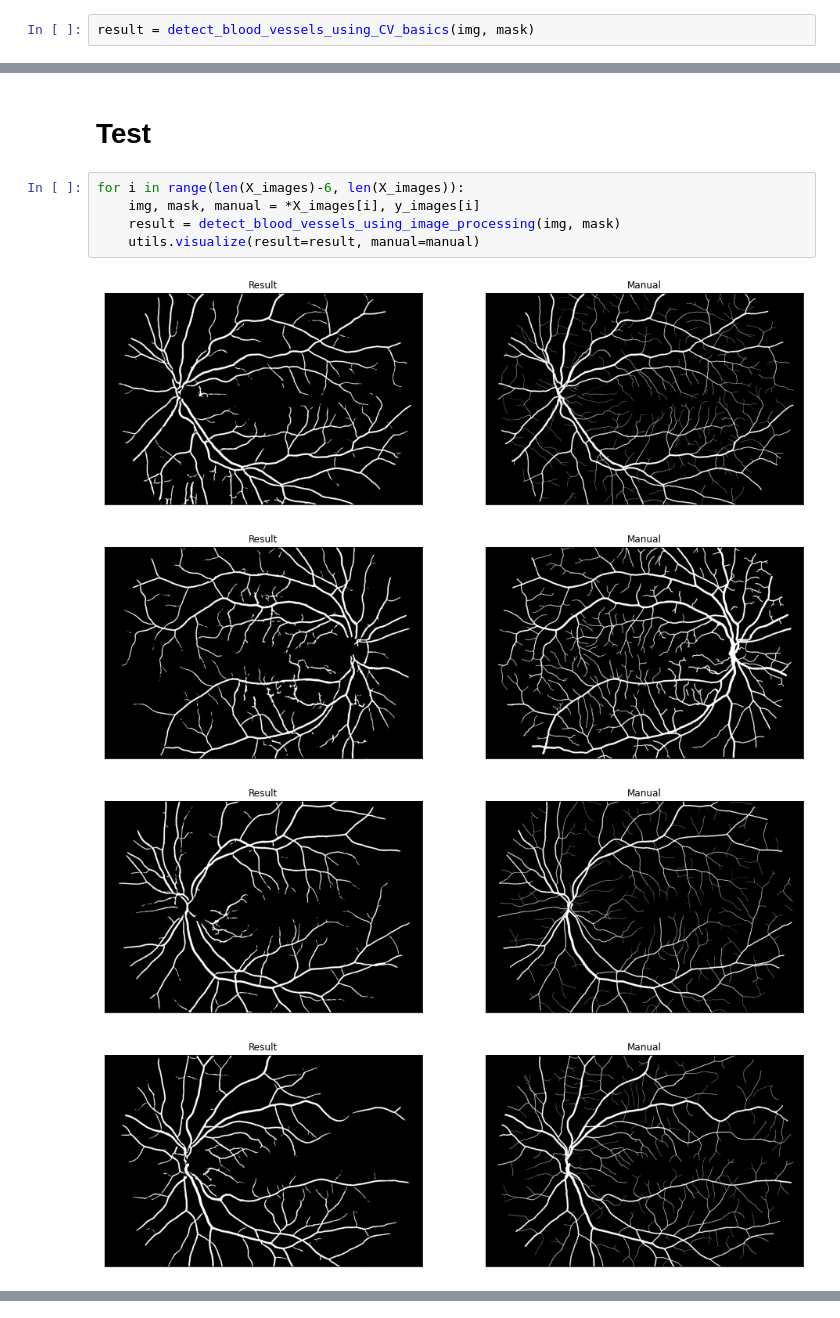
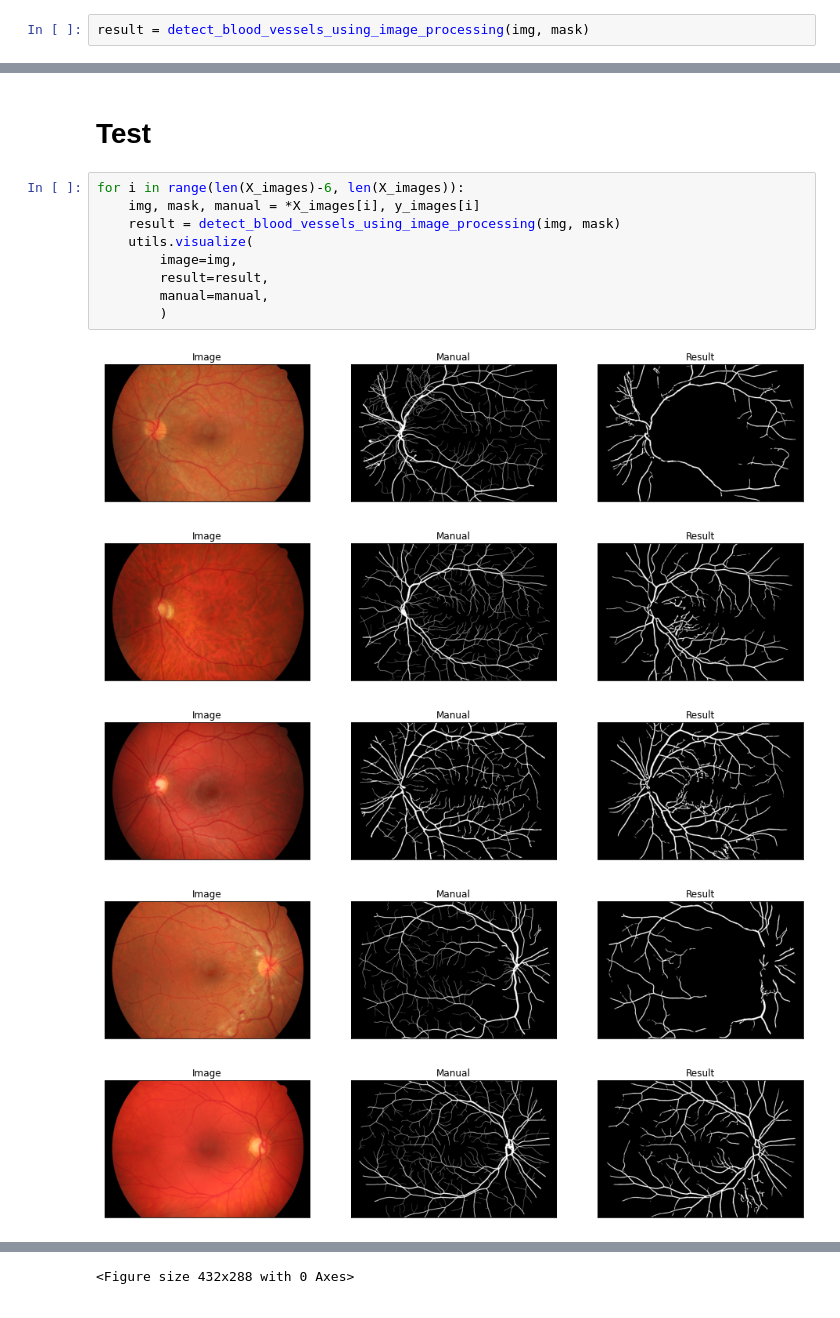
Before and after one commit to WojtiStudent/Segmenting_Retinal_Blood_Vessels, a Jupyter notebook: Image_Processing.ipynb, the cells around one changed output, grey strips where cells are left out. Saved outputs shown, nothing was run; the diff lists cells and outputs as text.

```diff
--- a/Image_Processing.ipynb
+++ b/Image_Processing.ipynb
@@ -40,7 +39,7 @@ plt.imshow(img)
 <matplotlib.image.AxesImage at 0x...>
 [figure]
 # %%
-result = detect_blood_vessels_using_CV_basics(img, mask)
+result = detect_blood_vessels_using_image_processing(img, mask)
 # %%
 utils.print_metrics(manual, result)
 # %% [output]
@@ -71,10 +64,15 @@ utils.visualize(marked=marked)
 # %%
 for i in range(len(X_images)-6, len(X_images)):
     img, mask, manual = *X_images[i], y_images[i]
     result = detect_blood_vessels_using_image_processing(img, mask)
-    utils.visualize(result=result, manual=manual)
+    utils.visualize(
+        image=img,
+        result=result,
+        manual=manual,
+        )
 # %% [output]
-[figure, old version]
+[figure, new version]
-[figure, old version]
+[figure, new version]
-[figure, old version]
+[figure, new version]
-[figure, old version]
+[figure, new version]
+[figure, added]
@@ -80,0 +80 @@ for i in range(len(X_images)-6, len(X_images)):
+<Figure size 432x288 with 0 Axes>
```
Also changed, not shown: parts of 5 cells of this notebook, 5 other files.
